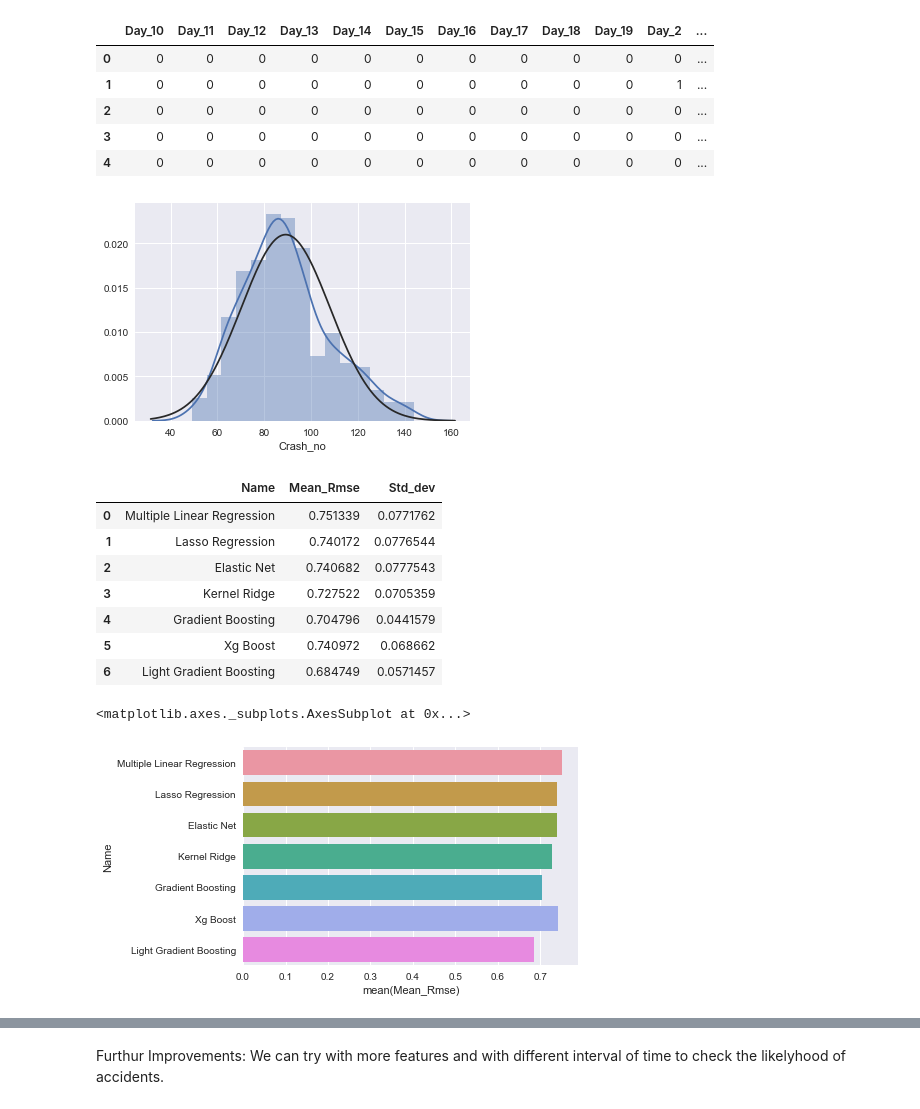
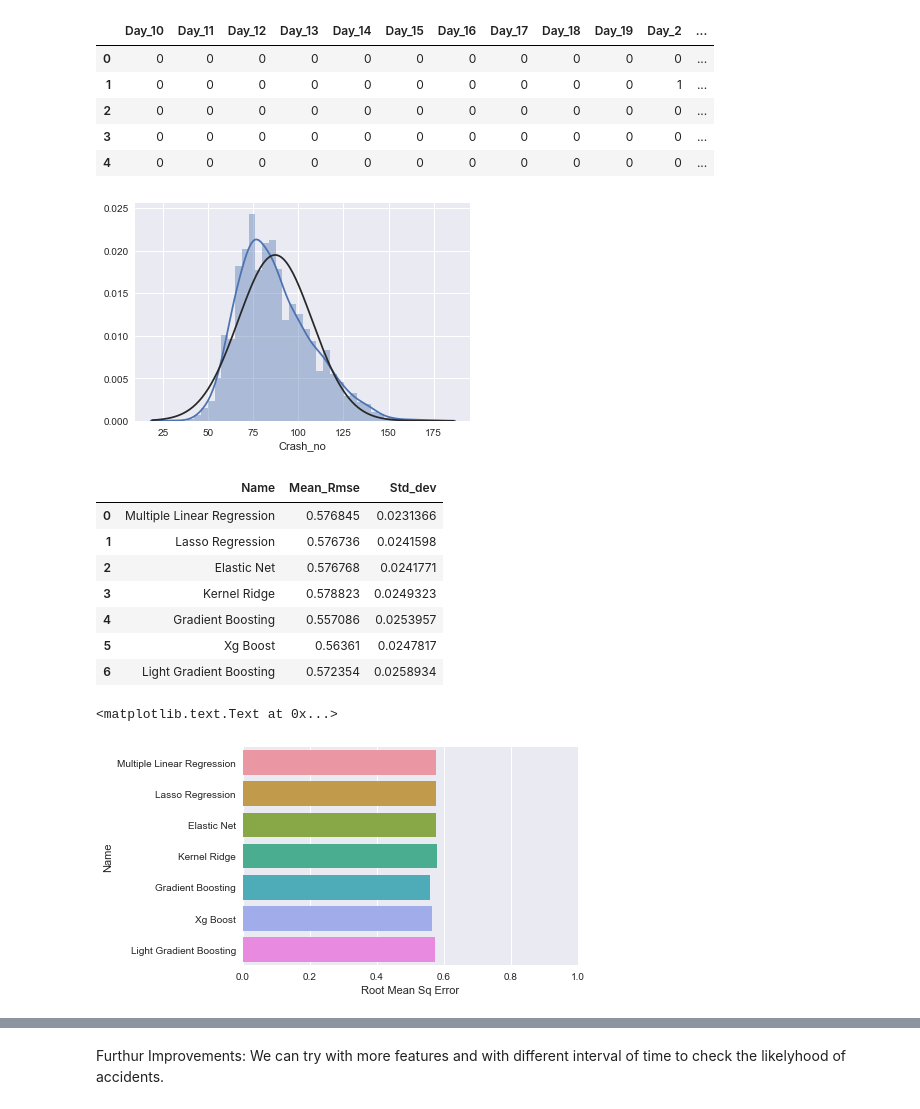
Before and after one commit to arkahome/Project_Accidents, a Jupyter notebook: Likelihood of Accident Notebook.ipynb, the cells around one changed output, grey strips where cells are left out. Saved outputs shown, nothing was run; the diff lists cells and outputs as text; code cells hidden in the pictures.

Commit message:
Analysis on all Data Files with significant improvement commit 4

```diff
--- a/Likelihood of Accident Notebook.ipynb
+++ b/Likelihood of Accident Notebook.ipynb
@@ -291,6 +337,7 @@ df_day['Day']    = df_day['index'].apply(lambda x: x.day)
 df_day['Month']  = df_day['index'].apply(lambda x: x.strftime("%b") )
 df_day['Hour']  = df_day['index'].apply(lambda x: x.hour )
 df_day['Weekday'] = df_day['index'].apply(lambda x:x.strftime('%A'))
+df_day['Year'] = df_day['index'].apply(lambda x:x.strftime('%G'))
 
 df_stats=df_day
 df_stats['Crash_no']=df_stats['Crash_no'].fillna(0)
@@ -298,7 +345,9 @@ df_stats['Crash_no']=df_stats['Crash_no'].fillna(0)
 
 df_stats['Hour']=df_stats['Hour'].apply(str)
 df_stats['Day']=df_stats['Day'].apply(str)
+df_stats['Year']=df_stats['Year'].apply(str)
+
 import statsmodels.formula.api as smf
-mod = smf.ols(formula='Crash_no ~ Day+ Month+Weekday', data=df_stats)
+mod = smf.ols(formula='Crash_no ~ Day+ Month+Weekday+Year', data=df_stats)
 res = mod.fit()
 print(res.summary())
@@ -331,6 +398,6 @@ We can see after removing Day also we have Adjusted R sq as 60.3%. Which is a pr
 # %%
 x = pd.concat([pd.get_dummies(df_day['Day'], prefix ='Day',drop_first=True),pd.get_dummies(df_day['Month'], prefix ='Month',drop_first=True),
-              pd.get_dummies(df_day['Weekday'], prefix ='Weekday',drop_first=True)], axis=1)
+              pd.get_dummies(df_day['Weekday'], prefix ='Weekday',drop_first=True),pd.get_dummies(df_day['Year'], prefix ='Year',drop_first=True)], axis=1)
 Y= df_day['Crash_no'].fillna(0)
 # %%
 x.head()
@@ -353,7 +420,7 @@ y_test = sc.transform(y_test)
 from scipy.stats import norm
 sns.distplot(Y,fit=norm);
 # %% [output]
-[figure, old version]
+[figure, new version]
 # %%
 from sklearn.linear_model import ElasticNet, Lasso,  BayesianRidge, LassoLarsIC
 from sklearn.ensemble import RandomForestRegressor,  GradientBoostingRegressor
@@ -414,18 +481,20 @@ for i in range(len(models)):
 model_score
 # %% [output]
 |  | Name | Mean_Rmse | Std_dev |
-| 0 | Multiple Linear Regression | 0.751339 | 0.0771762 |
-| 1 | Lasso Regression | 0.740172 | 0.0776544 |
-| 2 | Elastic Net | 0.740682 | 0.0777543 |
-| 3 | Kernel Ridge | 0.727522 | 0.0705359 |
-| 4 | Gradient Boosting | 0.704796 | 0.0441579 |
-| 5 | Xg Boost | 0.740972 | 0.068662 |
-| 6 | Light Gradient Boosting | 0.684749 | 0.0571457 |
+| 0 | Multiple Linear Regression | 0.576845 | 0.0231366 |
+| 1 | Lasso Regression | 0.576736 | 0.0241598 |
+| 2 | Elastic Net | 0.576768 | 0.0241771 |
+| 3 | Kernel Ridge | 0.578823 | 0.0249323 |
+| 4 | Gradient Boosting | 0.557086 | 0.0253957 |
+| 5 | Xg Boost | 0.56361 | 0.0247817 |
+| 6 | Light Gradient Boosting | 0.572354 | 0.0258934 |
 # %%
 sns.barplot(y='Name',x='Mean_Rmse',data=model_score)
+plt.xlim(0,1);
+plt.xlabel('Root Mean Sq Error')
 # %% [output]
-<matplotlib.axes._subplots.AxesSubplot at 0x...>
+<matplotlib.text.Text at 0x...>
-[figure, old version]
+[figure, new version]
 # %%
 for i in range(len(models)):
     models[0].fit(X_train,y_train)
```
Also changed, not shown: parts of 9 cells of this notebook.
